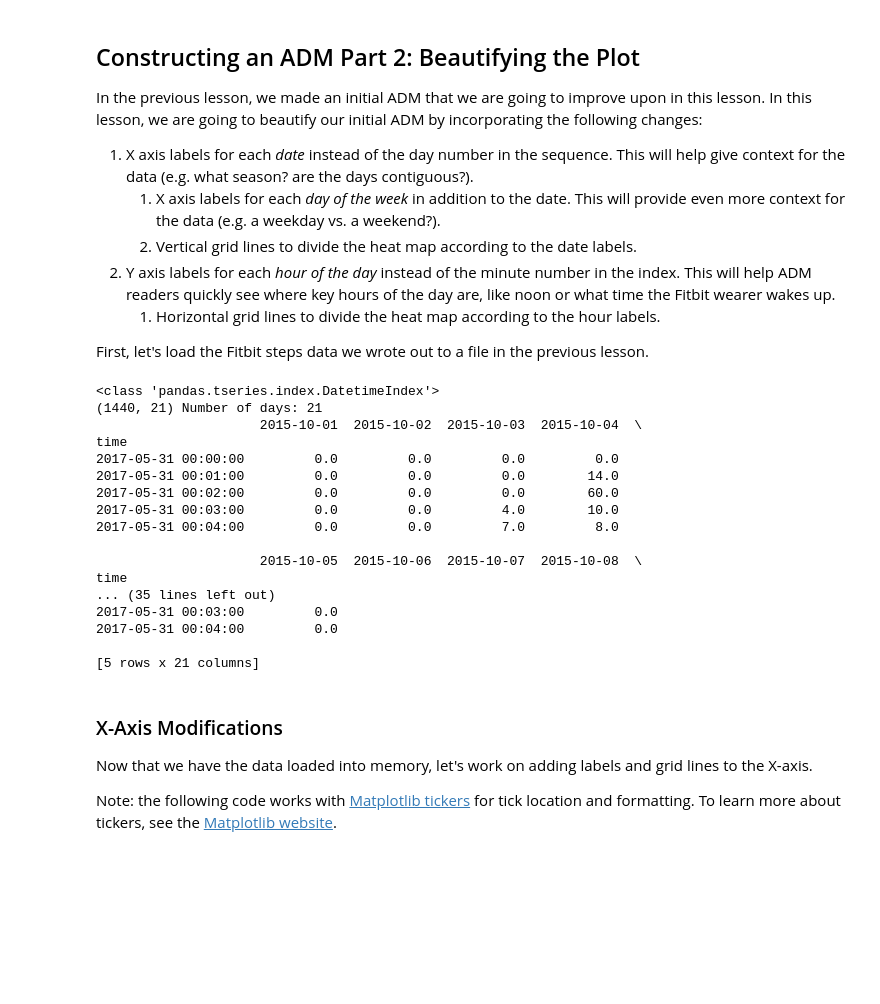
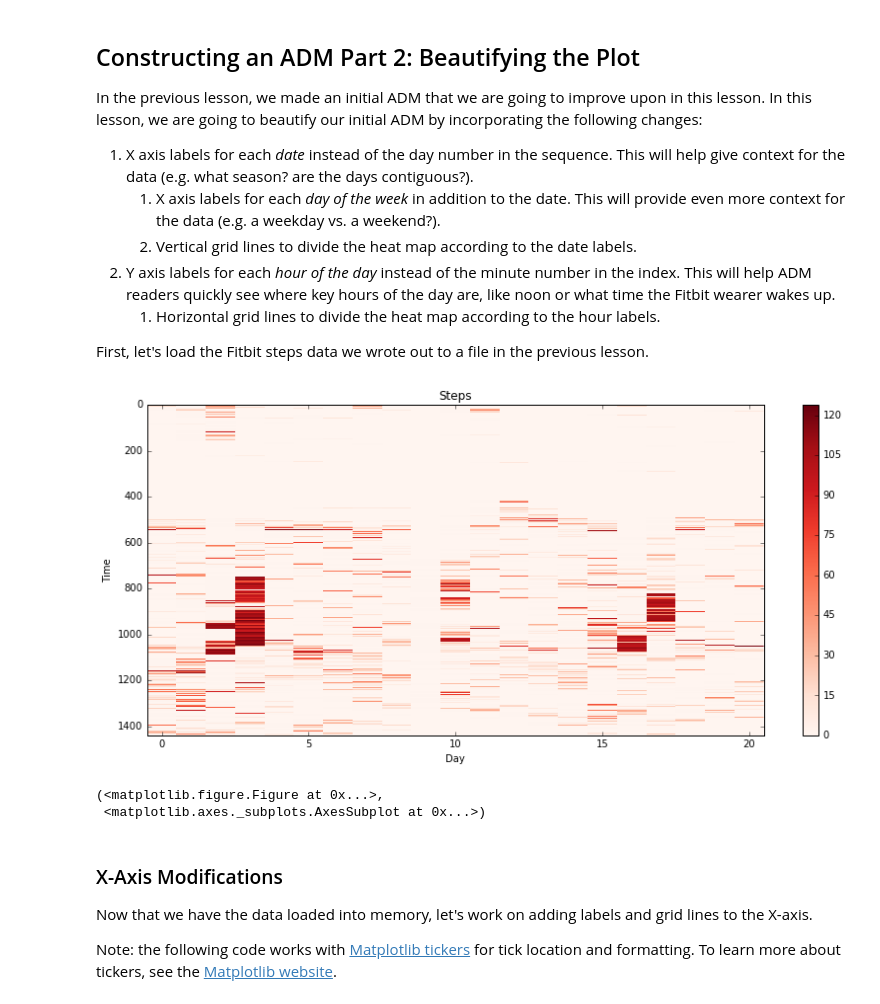
Before and after one commit to gsprint23/aha, a Jupyter notebook: lessons/ACD-L4.ipynb, the cells around one changed output. Saved outputs shown, nothing was run; the diff lists cells and outputs as text; code cells hidden in the pictures; blank space fills up the shorter version.

```diff
--- a/lessons/ACD-L4.ipynb
+++ b/lessons/ACD-L4.ipynb
@@ -24,37 +24,41 @@ In the previous lesson, we made an initial ADM that we are going to improve upon
     1. Horizontal grid lines to divide the heat map according to the hour labels.
 
 First, let's load the Fitbit steps data we wrote out to a file in the previous lesson.
-# %%
-%matplotlib inline
-import matplotlib.pyplot as plt
-import pandas as pd
-import numpy as np
-import scipy as sp
-
-fname = r"files\fitbit_example_data_steps_df.csv"
-df = pd.read_csv(fname, header=0, parse_dates=[0])
-df.set_index("time", inplace=True)
-print(type(df.index))
-print(df.shape, "Number of days:", len(df.columns))
-print(df.head(n=5))
-# %% [output]
-<class 'pandas.tseries.index.DatetimeIndex'>
-(1440, 21) Number of days: 21
-                     2015-10-01  2015-10-02  2015-10-03  2015-10-04  \
-time
-2017-05-31 00:00:00         0.0         0.0         0.0         0.0
-2017-05-31 00:01:00         0.0         0.0         0.0        14.0
-2017-05-31 00:02:00         0.0         0.0         0.0        60.0
-2017-05-31 00:03:00         0.0         0.0         4.0        10.0
-2017-05-31 00:04:00         0.0         0.0         7.0         8.0
-
-                     2015-10-05  2015-10-06  2015-10-07  2015-10-08  \
-time
-... (35 lines left out)
-2017-05-31 00:03:00         0.0
-2017-05-31 00:04:00         0.0
-
-[5 rows x 21 columns]
+# %%
+%matplotlib inline
+import matplotlib.pyplot as plt
+import matplotlib.ticker as ticker
+import pandas as pd
+import numpy as np
+import datetime
+
+def adm(data_df, title_label, show=True):
+    '''
+    data_df is a data frame with a DateTimeIndex and columns representing days
+    title_label is a string to put at the top of the plot
+    show is a flag to denote whether or not to show the plots
+    '''
+    fig, ax = plt.subplots()
+    # choose a color map from here: https://matplotlib.org/examples/color/colormaps_reference.html
+    cmap = plt.get_cmap("Reds")
+    im = plt.imshow(data_df, interpolation='none', aspect='auto', cmap=cmap)
+    plt.colorbar(im)
+    plt.xlabel("Day")
+    plt.ylabel("Time")
+    plt.title(title_label)
+    fig.set_size_inches(14, 6)
+    if show:
+        plt.show()
+    return fig, ax # for adding labels and grid lines later
+
+fname = r"files\fitbit_example_data_steps_df.csv"
+steps_df = pd.read_csv(fname, header=0, parse_dates=[0])
+steps_df.set_index("time", inplace=True)
+adm(steps_df, "Steps")
+# %% [output]
+[figure, added]
+(<matplotlib.figure.Figure at 0x...>,
+ <matplotlib.axes._subplots.AxesSubplot at 0x...>)
 # %% [markdown]
 ### X-Axis Modifications
 Now that we have the data loaded into memory, let's work on adding labels and grid lines to the X-axis.
```
